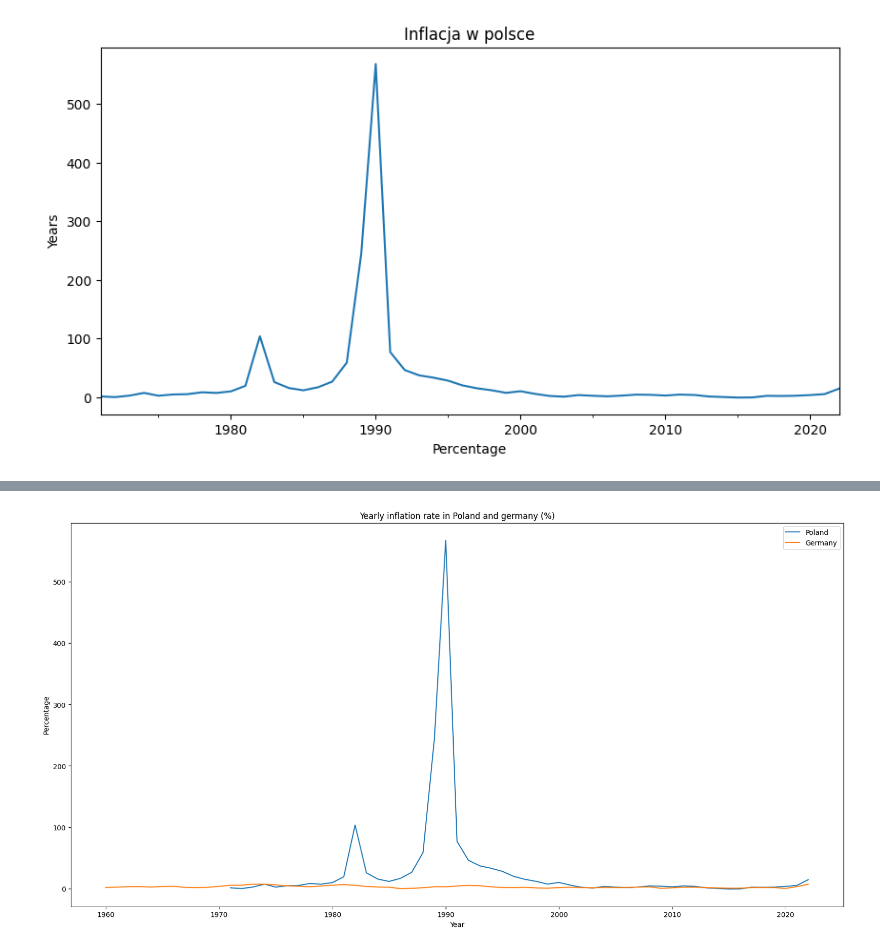
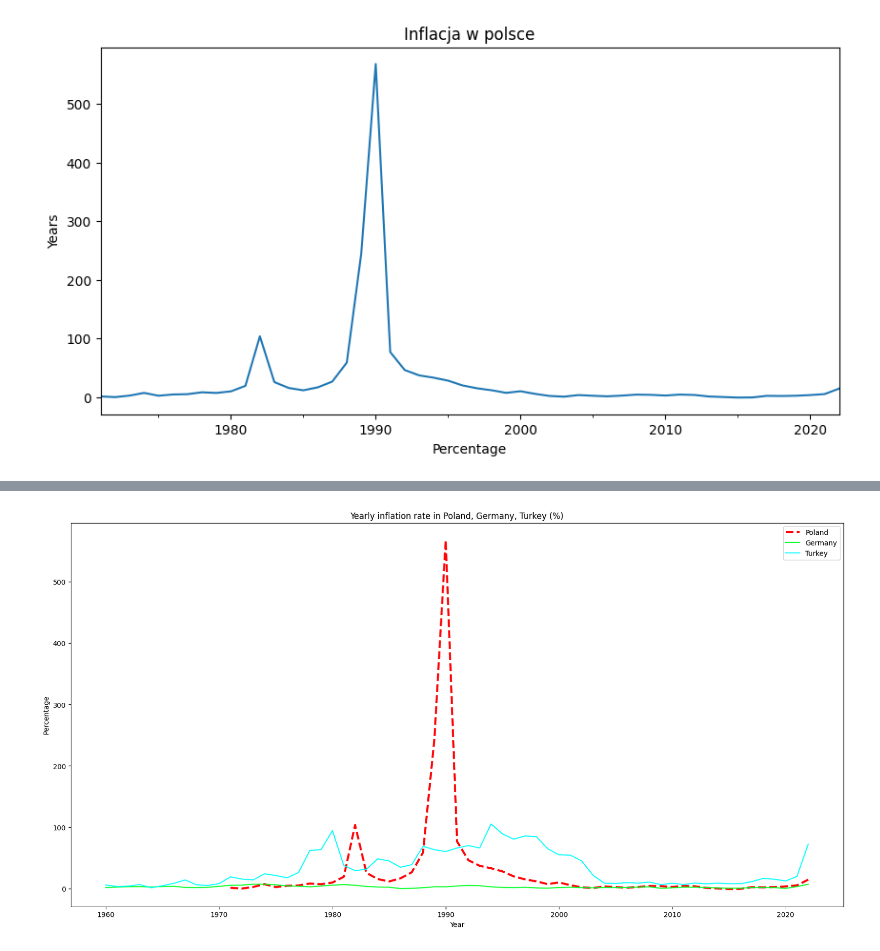
Before and after one commit to Manhatai/Poland_Inflation_Rate_Visualisation, a Jupyter notebook: Poland.ipynb, the cells around one changed output, grey strips where cells are left out. Cells and saved outputs as stored; diff of their text form; code cells hidden in the pictures.

```diff
--- a/Poland.ipynb
+++ b/Poland.ipynb
@@ -25,6 +25,7 @@ fred.search("Inflation, germany", filter=('frequency', 'Annual'))
 # %%
 Inflation_PL = fred.get_series(series_id='FPCPITOTLZGPOL')
 Inflation_GER = fred.get_series(series_id='FPCPITOTLZGDEU')
+Inflation_TR = fred.get_series(series_id='FPCPITOTLZGTUR')
 
 Inflation_PL.plot(figsize=(10, 5), title="Inflacja w polsce", xlabel="Percentage", ylabel="Years")
 # %% [output]
@@ -37,12 +38,13 @@ fig.show()
 [interactive output not drawn]
 # %%
 plt.figure(figsize=(20, 10))
-plt.plot(Inflation_PL, label='Poland')
-plt.plot(Inflation_GER, label='Germany')
+plt.plot(Inflation_PL, color='#FF0509', linestyle='--', label='Poland', linewidth=3)
+plt.plot(Inflation_GER, color='#00FF28', label='Germany')
+plt.plot(Inflation_TR, color='#00FEFF', label='Turkey')
 plt.xlabel("Year")
 plt.ylabel("Percentage")
-plt.title("Yearly inflation rate in Poland and germany (%)")
+plt.title("Yearly inflation rate in Poland, Germany, Turkey (%)")
 plt.legend()
 plt.show()
 # %% [output]
-[figure, old version]
+[figure, new version]
```
Also changed, not shown: parts of 4 cells of this notebook.
